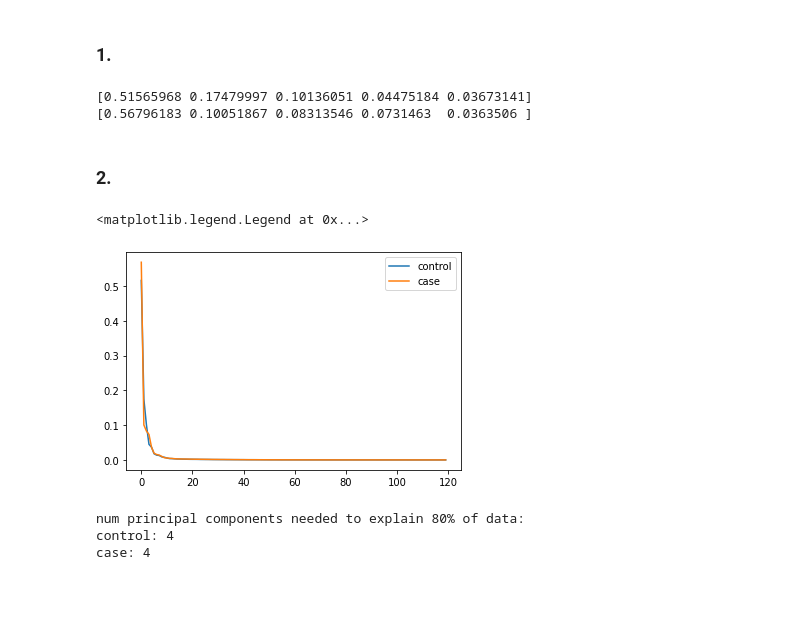
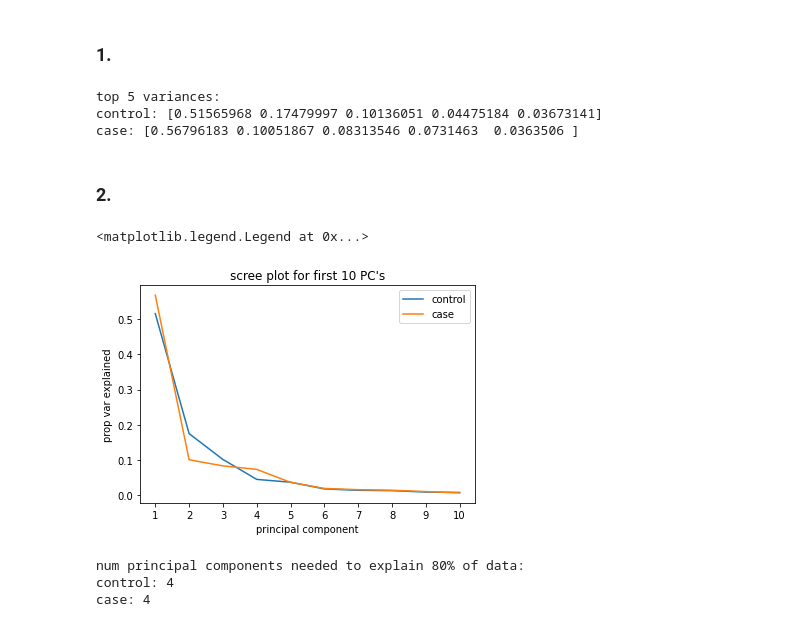
Before and after one commit to ArchieGertsman/ECE471-MP2, a Jupyter notebook: answers.ipynb, the cells around one changed output. Saved outputs shown, nothing was run; the diff lists cells and outputs as text; code cells hidden in the pictures; blank space fills up the shorter version.

```diff
--- a/answers.ipynb
+++ b/answers.ipynb
@@ -541,23 +541,31 @@ df_abundance_case = df_abundance[df_abundance.Group == 'case'].drop('Group', axi
 
 pca_control = get_pca(df_abundance_control)
 vars_control = pca_control.explained_variance_ratio_
-print(vars_control[:5])
 
 pca_case = get_pca(df_abundance_case)
 vars_case = pca_case.explained_variance_ratio_
-print(vars_case[:5])
+
+print('top 5 variances:')
+print('control:', vars_control[:5])
+print('case:', vars_case[:5])
 # %% [output]
-[0.51565968 0.17479997 0.10136051 0.04475184 0.03673141]
-[0.56796183 0.10051867 0.08313546 0.0731463  0.0363506 ]
+top 5 variances:
+control: [0.51565968 0.17479997 0.10136051 0.04475184 0.03673141]
+case: [0.56796183 0.10051867 0.08313546 0.0731463  0.0363506 ]
 # %% [markdown]
 ### 2.
-# %%
-plt.plot(np.arange(len(vars_control)), vars_control)
-plt.plot(np.arange(len(vars_case)), vars_case)
-
-plt.legend(['control', 'case'])
-# %% [output]
-<matplotlib.legend.Legend at 0x...>
-[figure, removed]
+# %%
+n = 10
+plt.plot(np.arange(n)+1, vars_control[:n])
+plt.plot(np.arange(n)+1, vars_case[:n])
+
+plt.title(f'scree plot for first {n} PC\'s')
+plt.ylabel('prop var explained')
+plt.xlabel('principal component')
+plt.xticks(np.arange(10)+1)
+plt.legend(['control', 'case'])
+# %% [output]
+<matplotlib.legend.Legend at 0x...>
+[figure, added]
 # %%
 def n_components_for_threshold(vars, thresh):
```
Also changed, not shown: parts of 43 cells of this notebook.
